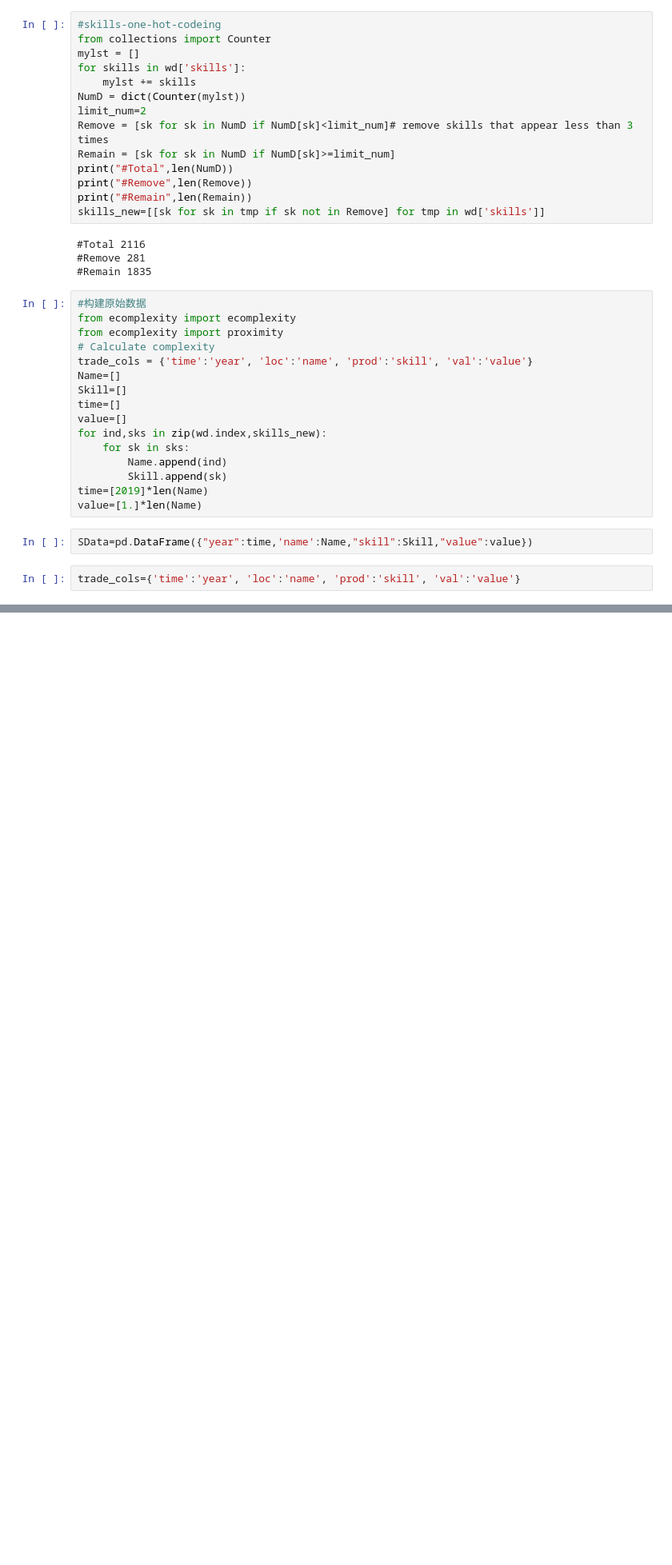
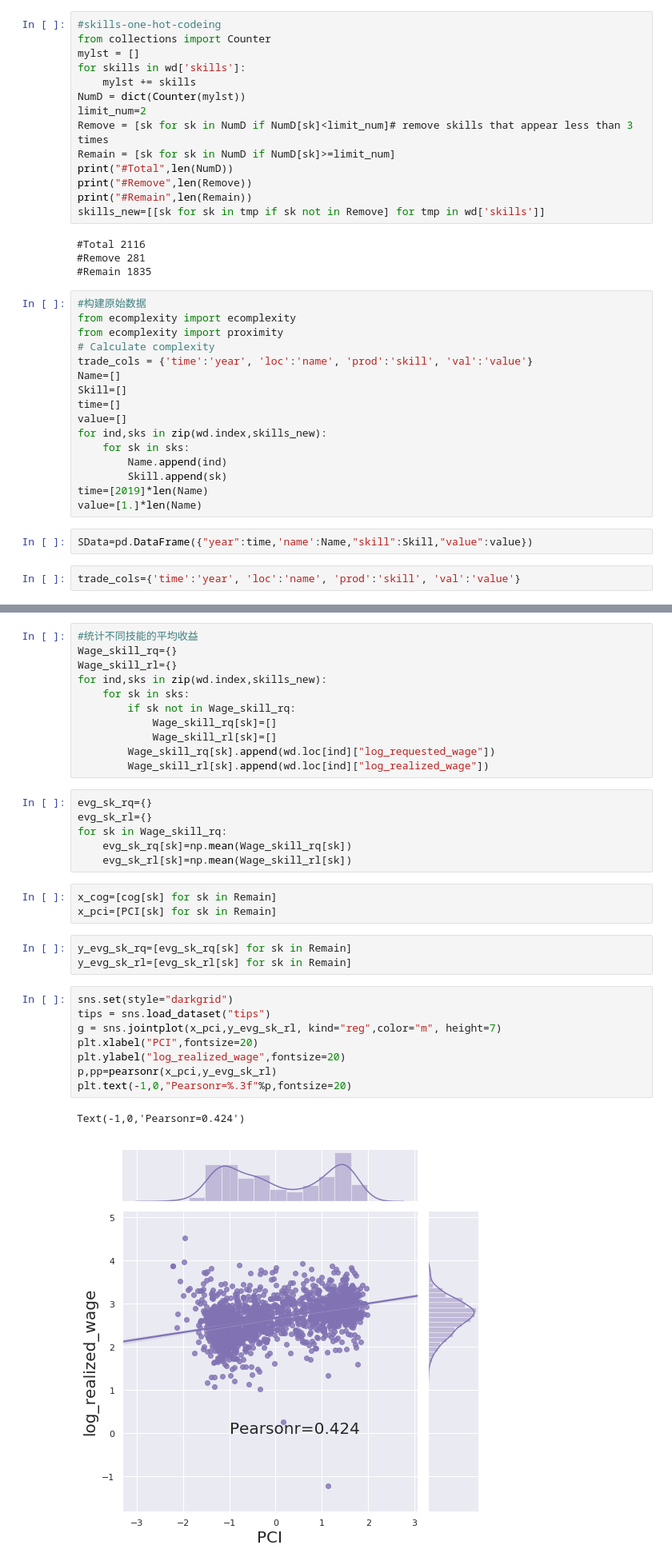
Before and after one commit to hashc/Skills, a Jupyter notebook: EconomicComplexity.ipynb, the cells around one changed output, grey strips where cells are left out. Shown: that part at 80% size. Cells and saved outputs as stored; diff of their text form; blank space fills up the shorter version.

```diff
--- a/EconomicComplexity.ipynb
+++ b/EconomicComplexity.ipynb
@@ -255,0 +357,34 @@ KeyboardInterrupt:
+# %%
+#统计不同技能的平均收益
+Wage_skill_rq={}
+Wage_skill_rl={}
+for ind,sks in zip(wd.index,skills_new):
+    for sk in sks:
+        if sk not in Wage_skill_rq:
+            Wage_skill_rq[sk]=[]
+            Wage_skill_rl[sk]=[]
+        Wage_skill_rq[sk].append(wd.loc[ind]["log_requested_wage"])
+        Wage_skill_rl[sk].append(wd.loc[ind]["log_realized_wage"])
+# %%
+evg_sk_rq={}
+evg_sk_rl={}
+for sk in Wage_skill_rq:
+    evg_sk_rq[sk]=np.mean(Wage_skill_rq[sk])
+    evg_sk_rl[sk]=np.mean(Wage_skill_rl[sk])
+# %%
+x_cog=[cog[sk] for sk in Remain]
+x_pci=[PCI[sk] for sk in Remain]
+# %%
+y_evg_sk_rq=[evg_sk_rq[sk] for sk in Remain]
+y_evg_sk_rl=[evg_sk_rl[sk] for sk in Remain]
+# %%
+sns.set(style="darkgrid")
+tips = sns.load_dataset("tips")
+g = sns.jointplot(x_pci,y_evg_sk_rl, kind="reg",color="m", height=7)
+plt.xlabel("PCI",fontsize=20)
+plt.ylabel("log_realized_wage",fontsize=20)
+p,pp=pearsonr(x_pci,y_evg_sk_rl)
+plt.text(-1,0,"Pearsonr=%.3f"%p,fontsize=20)
+# %% [output]
+Text(-1,0,'Pearsonr=0.424')
+[figure, added]
```
Also changed, not shown: parts of 12 cells of this notebook, 1 other file.
